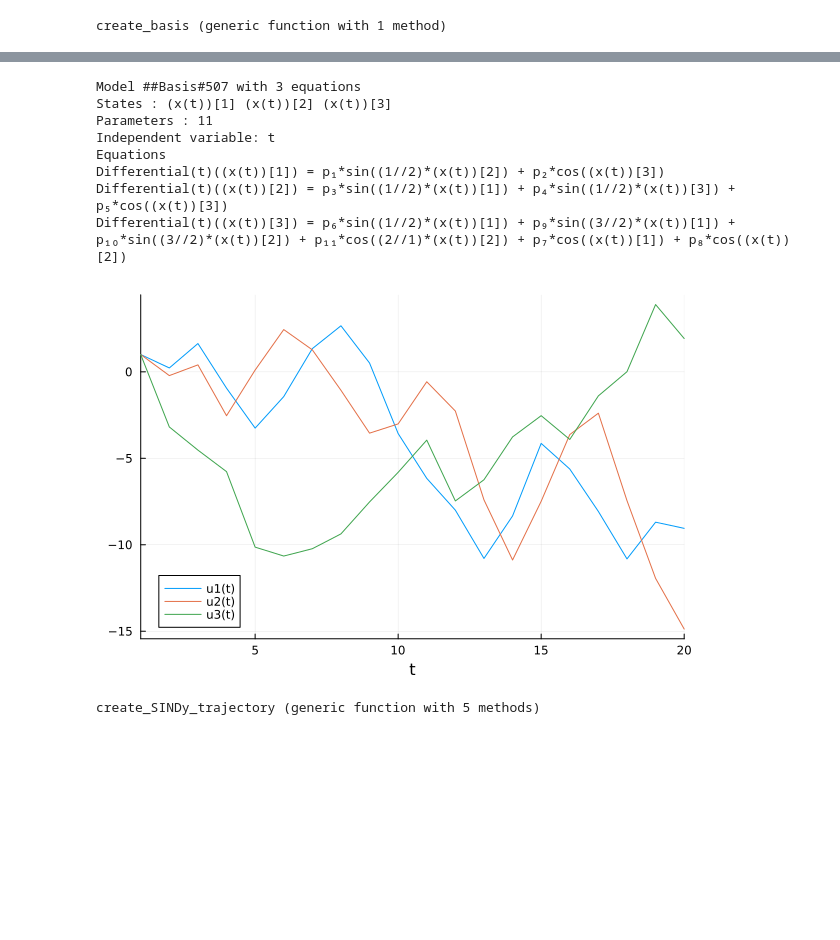
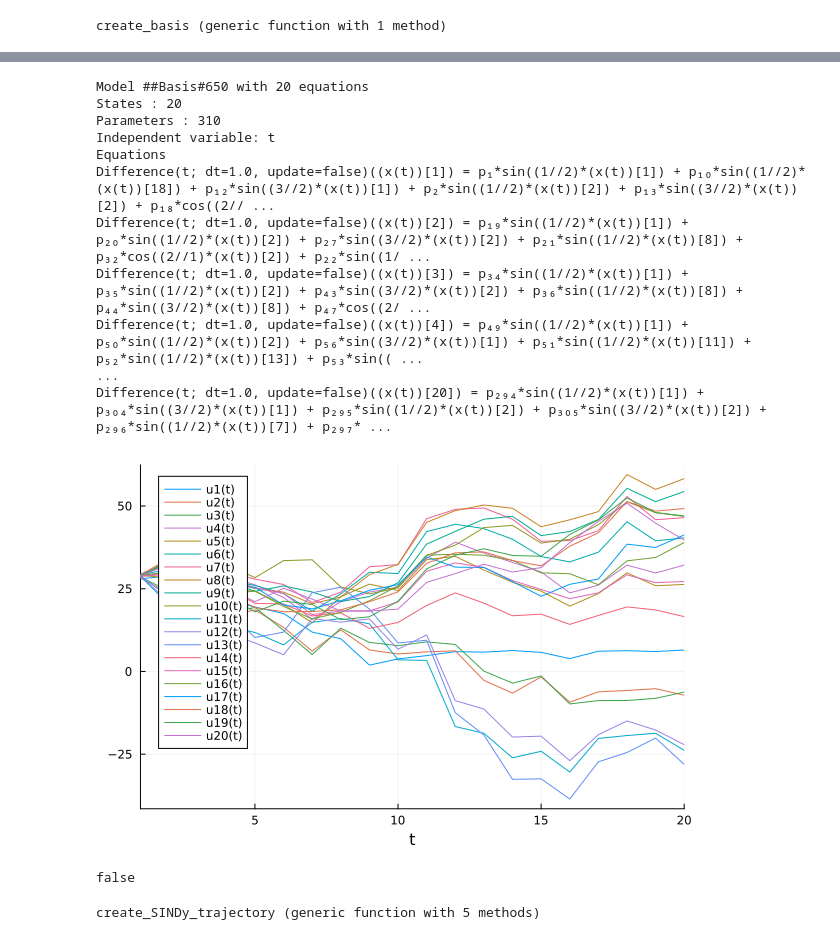
Before and after one commit to TobiasGerwald/MMLDS_project, a Jupyter notebook: src/SINDy_El_Nino.ipynb, the cells around one changed output, grey strips where cells are left out. Saved outputs shown, nothing was run; the diff lists cells and outputs as text; code cells hidden in the pictures; blank space fills up the shorter version.

Commit message:
This Notebook contains the most complete pipeline for SINDy for now. The calculation of the Lyapunov Exponent can be added now.

```diff
--- a/src/SINDy_El_Nino.ipynb
+++ b/src/SINDy_El_Nino.ipynb
@@ -156,42 +85,51 @@ train_SINDy (generic function with 4 methods)
 # %%
 #shrink the dimensions to see if it is working
 #we have to make more basis variables
-#x_sindy = X_vector[1:3,:]
+x_sindy = X_vector[1:20,:]
+
 
 ode_sol = create_data()
 
+
 #lasso parameter lambda cannot be smaller than 1e-2, otherwise an error occurs
 #ddsol = train_SINDy(ode_sol, 4 , 1e-1, 1e-1, n = 4)
-ddsol = train_SINDy(ode_sol, 1e-1, 1e-1, basis = "fourier_basis",n = 4)
+ddsol = train_SINDy(x_sindy, 1e-1, 1e-1, basis = "fourier_basis",n = 4)
 ddsol.prob.p[1]
 
 function recovered_dynamics(u,p,t)
     return ddsol(u,p,t)
 end
 
 function create_SINDy_trajectory(x0 = [1.,1.,1.],dt = 1, tstart = 1., tend = 20.)
 
     p_SINDy = ddsol.prob.p
     tspan = (tstart, tend)
     saveat = tstart:dt:tend
 
     prob = ODEProblem(recovered_dynamics, x0, tspan, p_SINDy)
     sol = solve(prob, Tsit5(), saveat=saveat)
 
     return sol
 end
-sol_sindy = create_SINDy_trajectory()
+sol_sindy = create_SINDy_trajectory(X_vector[1:20,1])
 plot(sol_sindy)
 # %% [output]
-Model ##Basis#507 with 3 equations
-States : (x(t))[1] (x(t))[2] (x(t))[3]
-Parameters : 11
+Model ##Basis#650 with 20 equations
+States : 20
+Parameters : 310
 Independent variable: t
 Equations
-Differential(t)((x(t))[1]) = p₁*sin((1//2)*(x(t))[2]) + p₂*cos((x(t))[3])
-Differential(t)((x(t))[2]) = p₃*sin((1//2)*(x(t))[1]) + p₄*sin((1//2)*(x(t))[3]) + p₅*cos((x(t))[3])
-Differential(t)((x(t))[3]) = p₆*sin((1//2)*(x(t))[1]) + p₉*sin((3//2)*(x(t))[1]) + p₁₀*sin((3//2)*(x(t))[2]) + p₁₁*cos((2//1)*(x(t))[2]) + p₇*cos((x(t))[1]) + p₈*cos((x(t))[2])
+Difference(t; dt=1.0, update=false)((x(t))[1]) = p₁*sin((1//2)*(x(t))[1]) + p₁₀*sin((1//2)*(x(t))[18]) + p₁₂*sin((3//2)*(x(t))[1]) + p₂*sin((1//2)*(x(t))[2]) + p₁₃*sin((3//2)*(x(t))[2]) + p₁₈*cos((2// ...
+Difference(t; dt=1.0, update=false)((x(t))[2]) = p₁₉*sin((1//2)*(x(t))[1]) + p₂₀*sin((1//2)*(x(t))[2]) + p₂₇*sin((3//2)*(x(t))[2]) + p₂₁*sin((1//2)*(x(t))[8]) + p₃₂*cos((2//1)*(x(t))[2]) + p₂₂*sin((1/ ...
+Difference(t; dt=1.0, update=false)((x(t))[3]) = p₃₄*sin((1//2)*(x(t))[1]) + p₃₅*sin((1//2)*(x(t))[2]) + p₄₃*sin((3//2)*(x(t))[2]) + p₃₆*sin((1//2)*(x(t))[8]) + p₄₄*sin((3//2)*(x(t))[8]) + p₄₇*cos((2/ ...
+Difference(t; dt=1.0, update=false)((x(t))[4]) = p₄₉*sin((1//2)*(x(t))[1]) + p₅₀*sin((1//2)*(x(t))[2]) + p₅₆*sin((3//2)*(x(t))[1]) + p₅₁*sin((1//2)*(x(t))[11]) + p₅₂*sin((1//2)*(x(t))[13]) + p₅₃*sin(( ...
+...
+Difference(t; dt=1.0, update=false)((x(t))[20]) = p₂₉₄*sin((1//2)*(x(t))[1]) + p₃₀₄*sin((3//2)*(x(t))[1]) + p₂₉₅*sin((1//2)*(x(t))[2]) + p₃₀₅*sin((3//2)*(x(t))[2]) + p₂₉₆*sin((1//2)*(x(t))[7]) + p₂₉₇* ...
-[figure, old version]
+[figure, new version]
+# %%
+println(ode_sol isa Matrix)
+# %% [output]
+false
 # %%
 #directely make use of the solution object:
 #wrapper function
```
Also changed, not shown: parts of 4 cells of this notebook.
